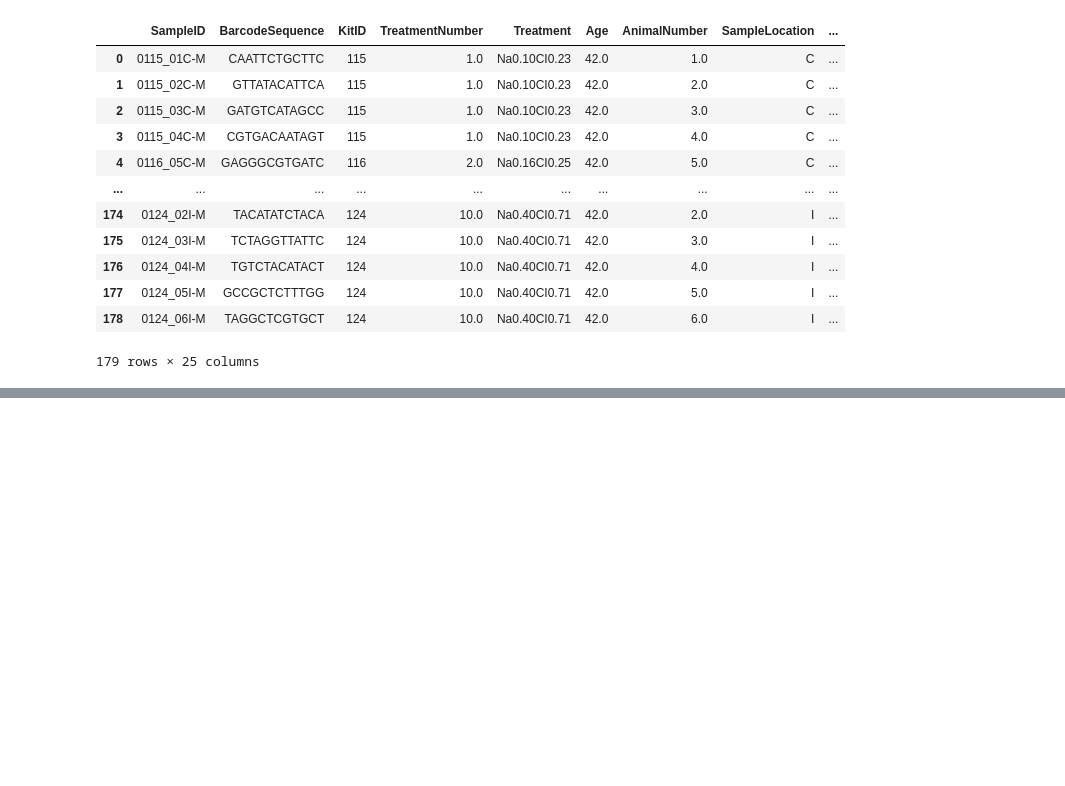
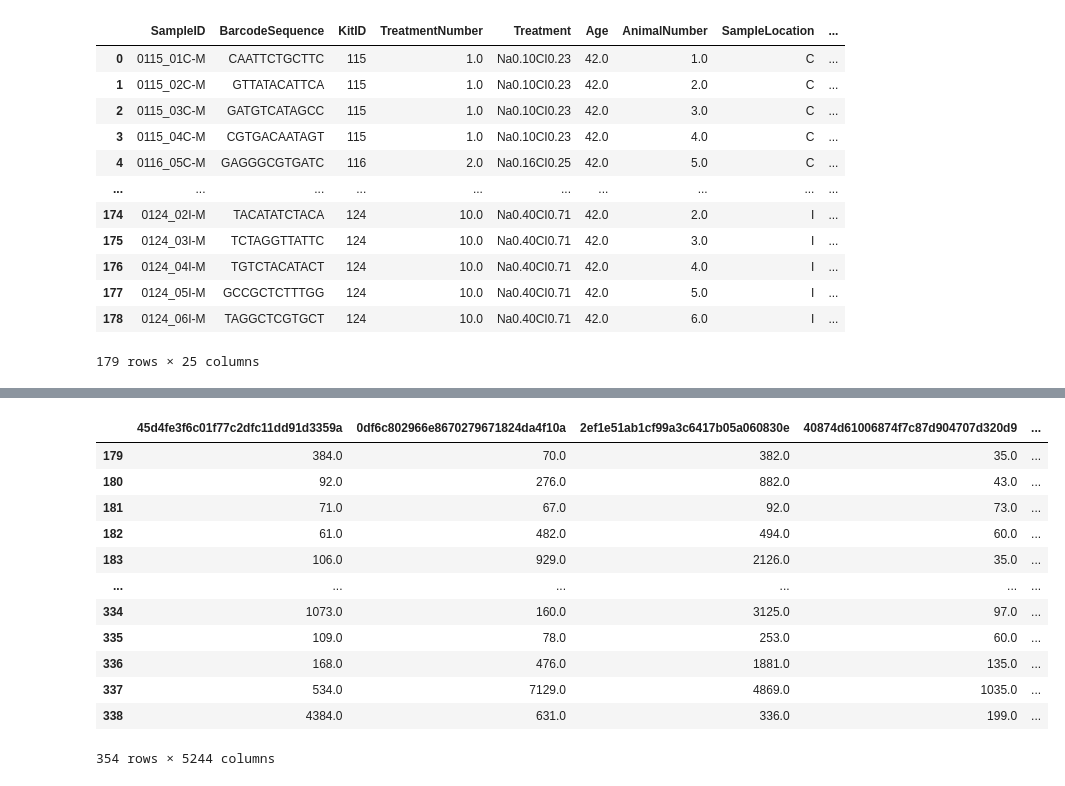
Before and after one commit to judmontoyaso/stunning-spoon, a Jupyter notebook: E347_S3.ipynb, the cells around one changed output, grey strips where cells are left out. Cells and saved outputs as stored; diff of their text form; code cells hidden in the pictures; blank space fills up the shorter version.

```diff
--- a/E347_S3.ipynb
+++ b/E347_S3.ipynb
@@ -468,0 +655,18 @@ df
+# %%
+df_otus = otu_df.set_index('OTU').transpose()
+df_merged = df_otus.merge(meta_df_calculate, left_index=True, right_on='SampleID')
+df_merged
+# %% [output]
+|  | 45d4fe3f6c01f77c2dfc11dd91d3359a | 0df6c802966e8670279671824da4f10a | 2ef1e51ab1cf99a3c6417b05a060830e | 40874d61006874f7c87d904707d320d9 | ... |
+| 179 | 384.0 | 70.0 | 382.0 | 35.0 | ... |
+| 180 | 92.0 | 276.0 | 882.0 | 43.0 | ... |
+| 181 | 71.0 | 67.0 | 92.0 | 73.0 | ... |
+| 182 | 61.0 | 482.0 | 494.0 | 60.0 | ... |
+| 183 | 106.0 | 929.0 | 2126.0 | 35.0 | ... |
+| ... | ... | ... | ... | ... | ... |
+| 334 | 1073.0 | 160.0 | 3125.0 | 97.0 | ... |
+| 335 | 109.0 | 78.0 | 253.0 | 60.0 | ... |
+| 336 | 168.0 | 476.0 | 1881.0 | 135.0 | ... |
+| 337 | 534.0 | 7129.0 | 4869.0 | 1035.0 | ... |
+| 338 | 4384.0 | 631.0 | 336.0 | 199.0 | ... |
+354 rows × 5244 columns
```
Also changed, not shown: parts of 28 cells of this notebook, 3 other files.
